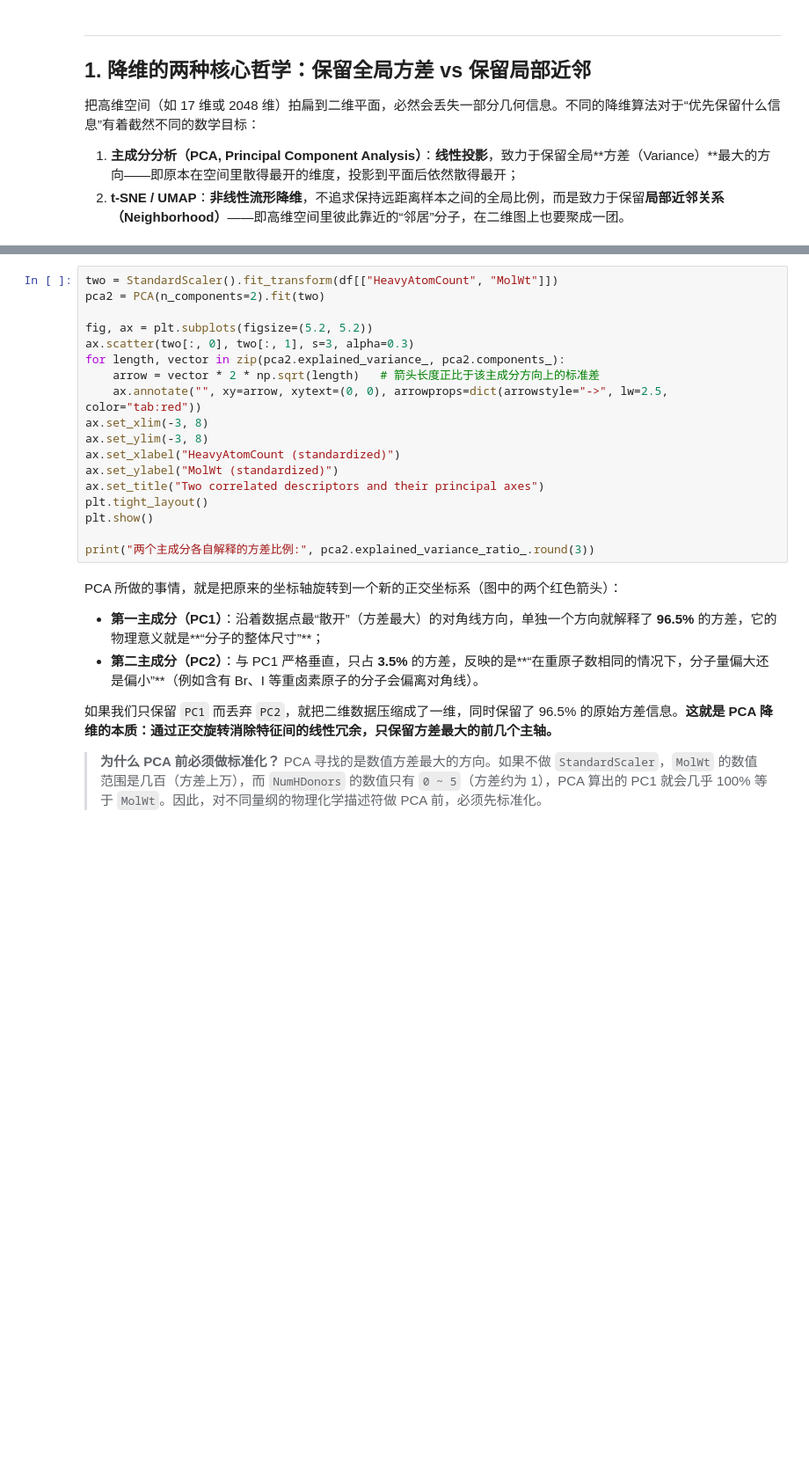
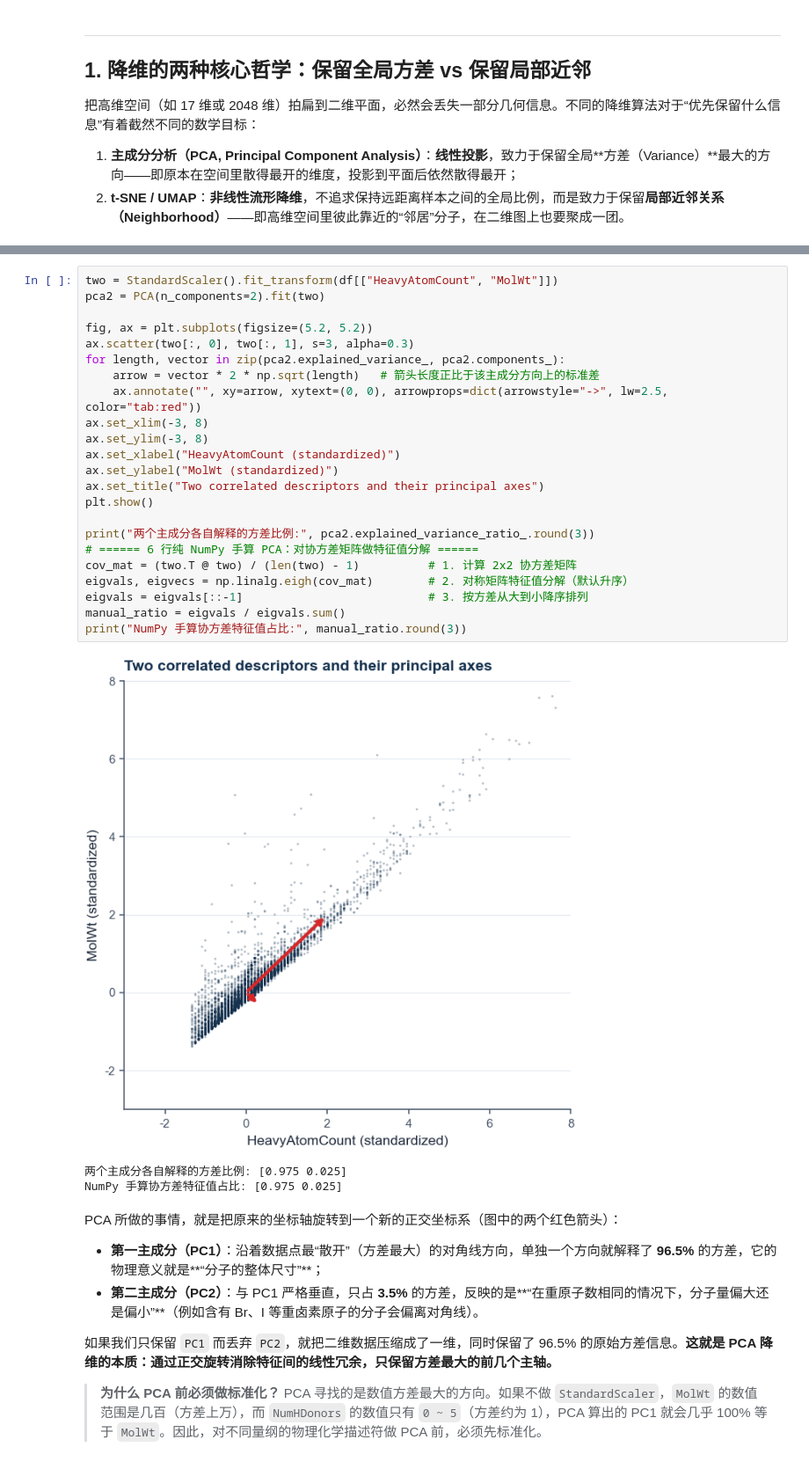
Before and after one commit to Zeshengliu213/ai-for-materials, a Jupyter notebook: 03 - Unsupervised Learning/03a_dimensionality_reduction.ipynb, the cells around one changed output, grey strips where cells are left out. Shown at 88% size. Cells and saved outputs as stored; diff of their text form; blank space fills up the shorter version.

```diff
--- a/03 - Unsupervised Learning/03a_dimensionality_reduction.ipynb
+++ b/03 - Unsupervised Learning/03a_dimensionality_reduction.ipynb
@@ -103,21 +107,30 @@ print(f"成功解析分子数: {len(df)} | 预置物理化学描述符数: {len(
 # %%
 two = StandardScaler().fit_transform(df[["HeavyAtomCount", "MolWt"]])
 pca2 = PCA(n_components=2).fit(two)
 
 fig, ax = plt.subplots(figsize=(5.2, 5.2))
 ax.scatter(two[:, 0], two[:, 1], s=3, alpha=0.3)
 for length, vector in zip(pca2.explained_variance_, pca2.components_):
     arrow = vector * 2 * np.sqrt(length)   # 箭头长度正比于该主成分方向上的标准差
     ax.annotate("", xy=arrow, xytext=(0, 0), arrowprops=dict(arrowstyle="->", lw=2.5, color="tab:red"))
 ax.set_xlim(-3, 8)
 ax.set_ylim(-3, 8)
 ax.set_xlabel("HeavyAtomCount (standardized)")
 ax.set_ylabel("MolWt (standardized)")
 ax.set_title("Two correlated descriptors and their principal axes")
-plt.tight_layout()
 plt.show()
 
 print("两个主成分各自解释的方差比例:", pca2.explained_variance_ratio_.round(3))
+# ====== 6 行纯 NumPy 手算 PCA：对协方差矩阵做特征值分解 ======
+cov_mat = (two.T @ two) / (len(two) - 1)          # 1. 计算 2x2 协方差矩阵
+eigvals, eigvecs = np.linalg.eigh(cov_mat)        # 2. 对称矩阵特征值分解（默认升序）
+eigvals = eigvals[::-1]                           # 3. 按方差从大到小降序排列
+manual_ratio = eigvals / eigvals.sum()
+print("NumPy 手算协方差特征值占比:", manual_ratio.round(3))
+# %% [output]
+[figure, added]
+两个主成分各自解释的方差比例: [0.975 0.025]
+NumPy 手算协方差特征值占比: [0.975 0.025]
 # %% [markdown]
 PCA 所做的事情，就是把原来的坐标轴旋转到一个新的正交坐标系（图中的两个红色箭头）：
 - **第一主成分（PC1）**：沿着数据点最“散开”（方差最大）的对角线方向，单独一个方向就解释了 **96.5%** 的方差，它的物理意义就是**“分子的整体尺寸”**；
```
Also changed, not shown: parts of 21 cells of this notebook, 27 other files.
